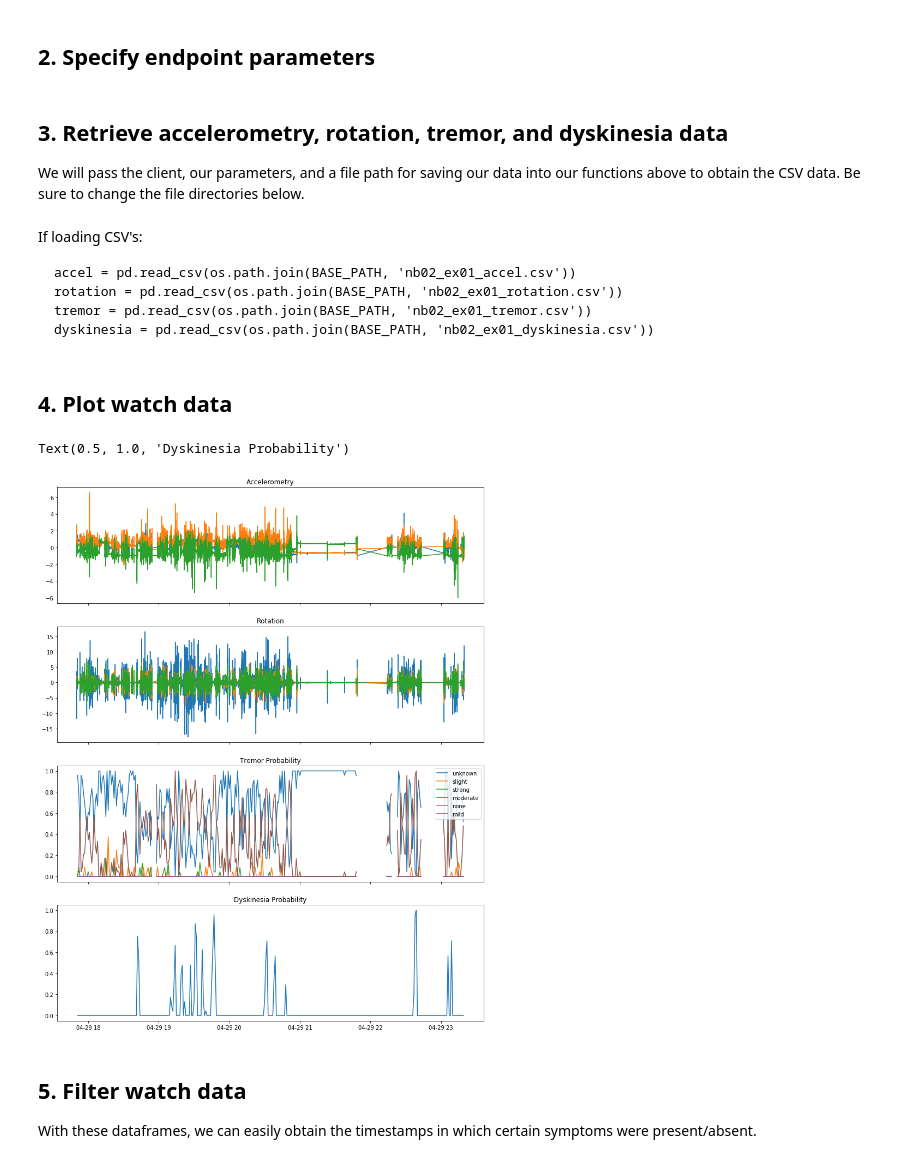
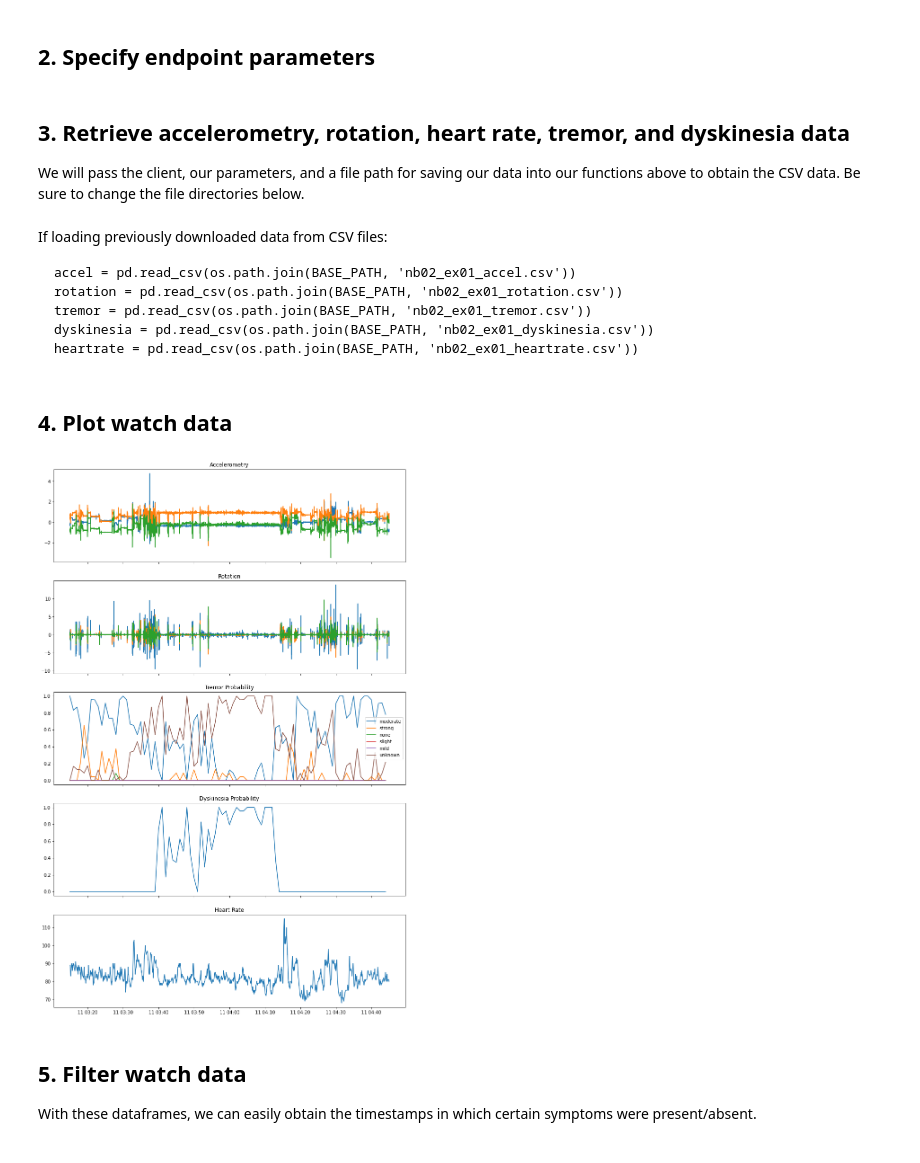
Before and after one commit to rune-labs/opensource, a Jupyter notebook: jupyter-notebook-templates/02_download_watch_data.ipynb, the cells around one changed output. Saved outputs shown, nothing was run; the diff lists cells and outputs as text; code cells hidden in the pictures.

Commit message:
Added heart rate examples

````diff
--- a/jupyter-notebook-templates/02_download_watch_data.ipynb
+++ b/jupyter-notebook-templates/02_download_watch_data.ipynb
@@ -70,6 +71,15 @@ def get_dyskinesia(client, params, save_filepath):
     df.to_csv(save_filepath, index=False)
 
     return df
+
+def get_heartrate(client, params, save_filepath):
+    """Makes API calls for hear rate data, saves to CSV and outputs dataframe"""
+
+    accessor = client.HeartRate(**params)
+    df = make_full_df(accessor)
+    df.to_csv(save_filepath, index=False)
+
+    return df
 # %% [markdown]
 ## 1. Initialize API credentials
 
@@ -93,9 +96,17 @@ params = {
+# %%
+params = {
+    'patient_id': 'rcs07',
+    'device_id': '0Z48CCdv',  # an Apple Watch
+    # Use datetime to get timestamps from human-readable dates/times
+    'start_time': datetime.datetime(2020, 11, 10, hour=20, minute=15).timestamp(),
+    'end_time': datetime.datetime(2020, 11, 10, hour=21, minute=45).timestamp()
+}
 # %%
 # specify base path for saving data
 
 BASE_PATH = '~/Documents/api_data/'
 # %% [markdown]
-## 3. Retrieve accelerometry, rotation, tremor, and dyskinesia data
+## 3. Retrieve accelerometry, rotation, heart rate, tremor, and dyskinesia data
 
 We will pass the client, our parameters, and a file path for saving our data into our functions above to obtain the CSV data. Be sure to change the file directories below.
 # %%
@@ -119,43 +130,51 @@ dyskinesia = get_dyskinesia(
     params,
     os.path.join(BASE_PATH, 'nb02_ex01_dyskinesia.csv')
 )
+heartrate = get_heartrate(
+    client,
+    params,
+    os.path.join(BASE_PATH, 'nb02_ex01_heartrate.csv')
+)
 # %% [markdown]
-If loading CSV's:
+If loading previously downloaded data from CSV files:
 ```
 accel = pd.read_csv(os.path.join(BASE_PATH, 'nb02_ex01_accel.csv'))
 rotation = pd.read_csv(os.path.join(BASE_PATH, 'nb02_ex01_rotation.csv'))
 tremor = pd.read_csv(os.path.join(BASE_PATH, 'nb02_ex01_tremor.csv'))
 dyskinesia = pd.read_csv(os.path.join(BASE_PATH, 'nb02_ex01_dyskinesia.csv'))
+heartrate = pd.read_csv(os.path.join(BASE_PATH, 'nb02_ex01_heartrate.csv'))
 ```
 # %% [markdown]
 ## 4. Plot watch data
 # %%
-fig, ax = plt.subplots(4, figsize=(14, 18), sharex=True)
+fig, ax = plt.subplots(5, figsize=(14, 22), sharex=True)
 
 ax[0].plot(pd.to_datetime(accel.time, unit='s'), accel.x)
 ax[0].plot(pd.to_datetime(accel.time, unit='s'), accel.y)
 ax[0].plot(pd.to_datetime(accel.time, unit='s'), accel.z)
 ax[0].set_title('Accelerometry')
 
 ax[1].plot(pd.to_datetime(rotation.time, unit='s'), rotation.x)
 ax[1].plot(pd.to_datetime(rotation.time, unit='s'), rotation.y)
 ax[1].plot(pd.to_datetime(rotation.time, unit='s'), rotation.z)
 ax[1].set_title('Rotation')
 
 ax[2].plot(pd.to_datetime(tremor.time, unit='s'), tremor.none)
 ax[2].plot(pd.to_datetime(tremor.time, unit='s'), tremor.slight)
 ax[2].plot(pd.to_datetime(tremor.time, unit='s'), tremor.mild)
 ax[2].plot(pd.to_datetime(tremor.time, unit='s'), tremor.moderate)
 ax[2].plot(pd.to_datetime(tremor.time, unit='s'), tremor.strong)
 ax[2].plot(pd.to_datetime(tremor.time, unit='s'), tremor.unknown)
 ax[2].set_title('Tremor Probability')
 ax[2].legend({'none', 'slight', 'mild', 'moderate', 'strong', 'unknown'})
 
 ax[3].plot(pd.to_datetime(dyskinesia.time, unit='s'), dyskinesia.probability)
 ax[3].set_title('Dyskinesia Probability')
+
+ax[4].plot(pd.to_datetime(heartrate.time, unit='s'), heartrate.bpm)
+ax[4].set_title('Heart Rate');
 # %% [output]
-Text(0.5, 1.0, 'Dyskinesia Probability')
-[figure, old version]
+[figure, new version]
 # %% [markdown]
 ## 5. Filter watch data
 
````
Also changed, not shown: parts of 4 cells of this notebook, 2 other files.
